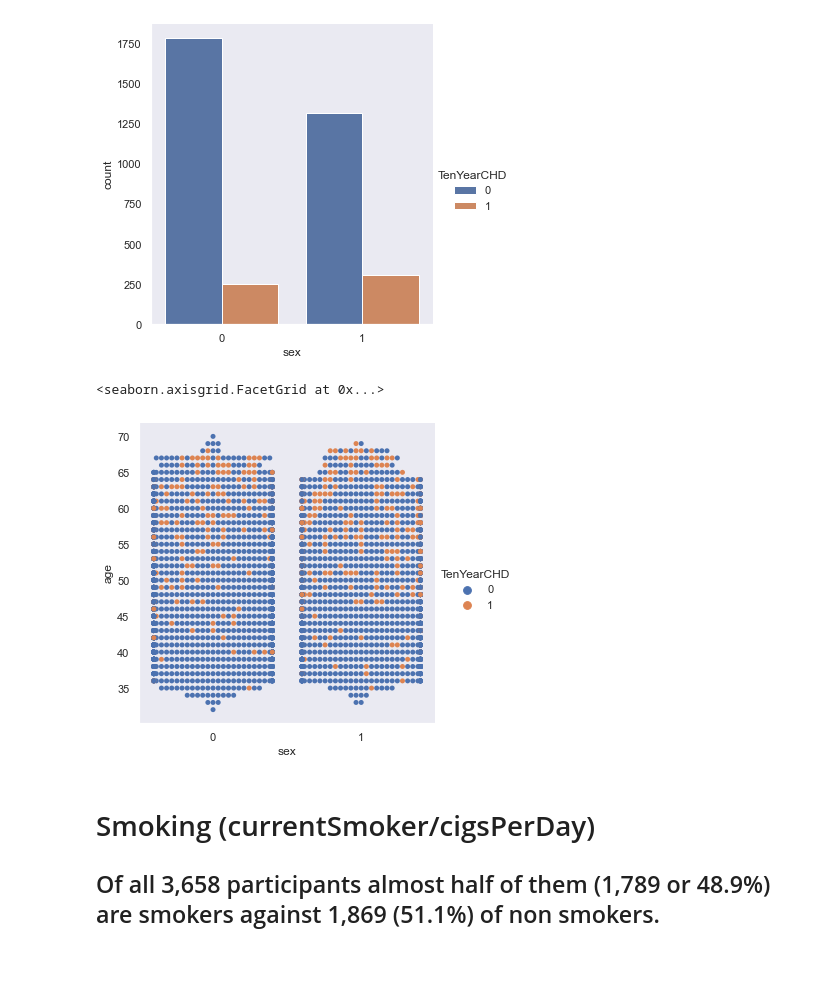
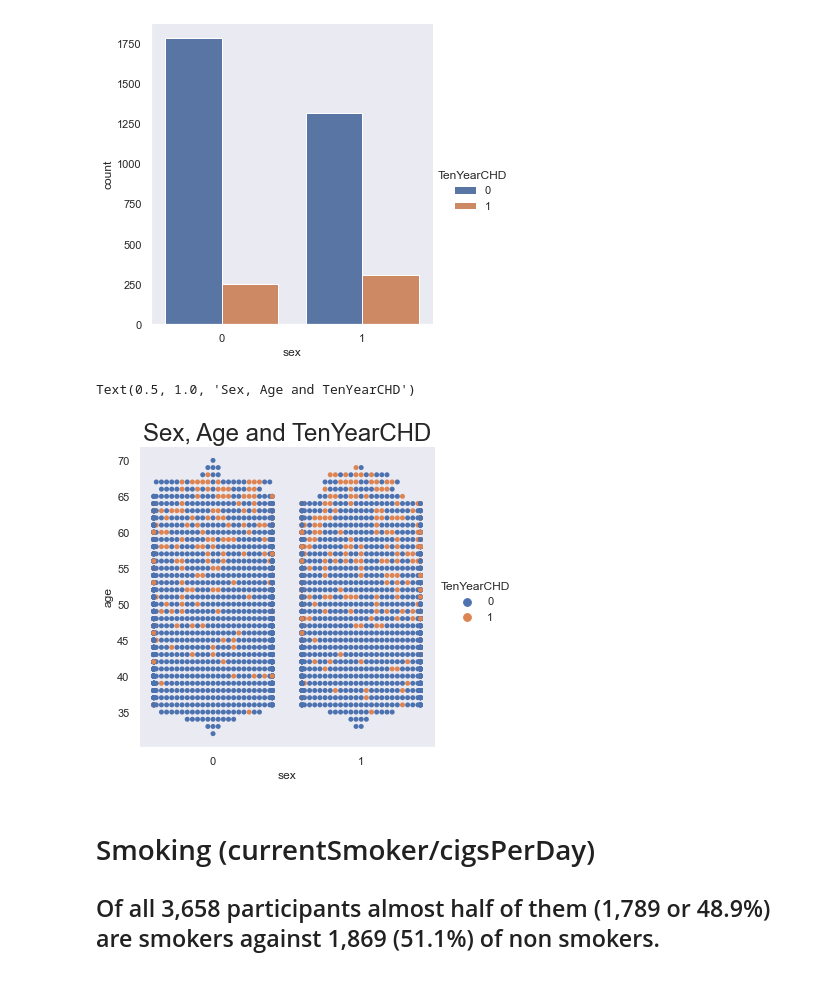
Before and after one commit to DennisdelRioCarbo/Team-11, a Jupyter notebook: framingham_eda.ipynb, the cells around one changed output. Cells and saved outputs as stored; diff of their text form; code cells hidden in the pictures.

```diff
--- a/framingham_eda.ipynb
+++ b/framingham_eda.ipynb
@@ -295,10 +295,13 @@ sns.catplot(data=df, x='sex', hue='TenYearCHD', kind='count')
 [figure]
 # %%
 #Scatterplot with sex, age and TenYearCHD relationship
+#Sex: 0=Female, 1=Male
+#TenYearCHD: 0=negative, 1=positive
 sns.catplot(data=df, x='sex', y='age', hue='TenYearCHD', kind='swarm')
+plt.title('Sex, Age and TenYearCHD', size=24)
 # %% [output]
-<seaborn.axisgrid.FacetGrid at 0x...>
+Text(0.5, 1.0, 'Sex, Age and TenYearCHD')
-[figure, old version]
+[figure, new version]
 # %% [markdown]
 # Smoking (currentSmoker/cigsPerDay)
 ## Of all 3,658 participants almost half of them (1,789 or 48.9%) are smokers against 1,869 (51.1%) of non smokers.
```
Also changed, not shown: parts of 8 cells of this notebook.
